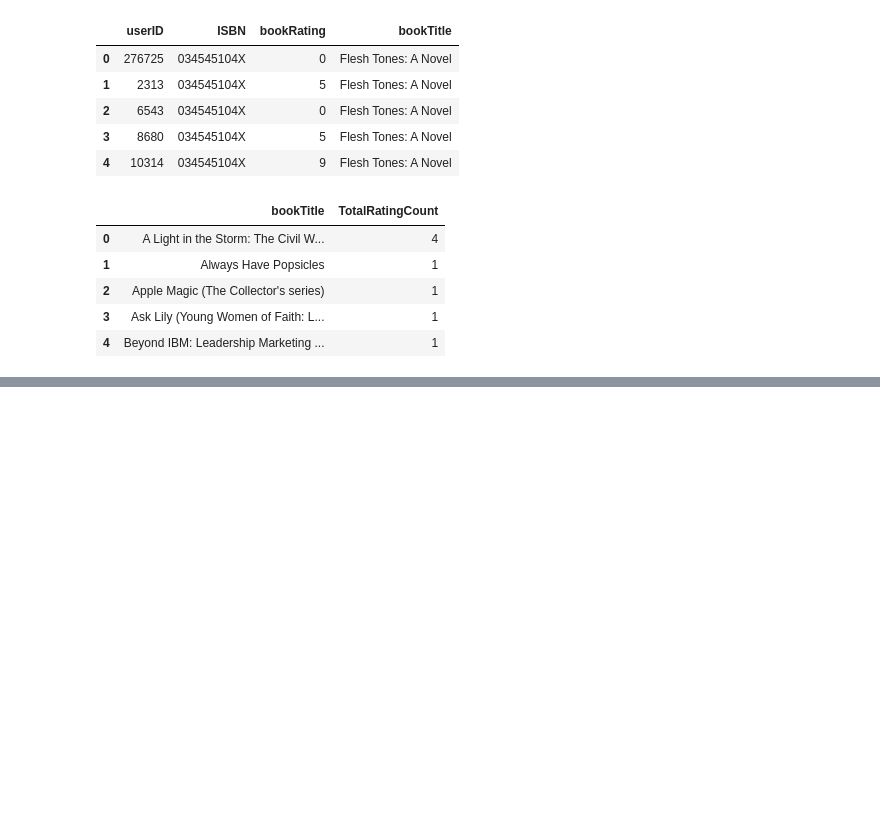
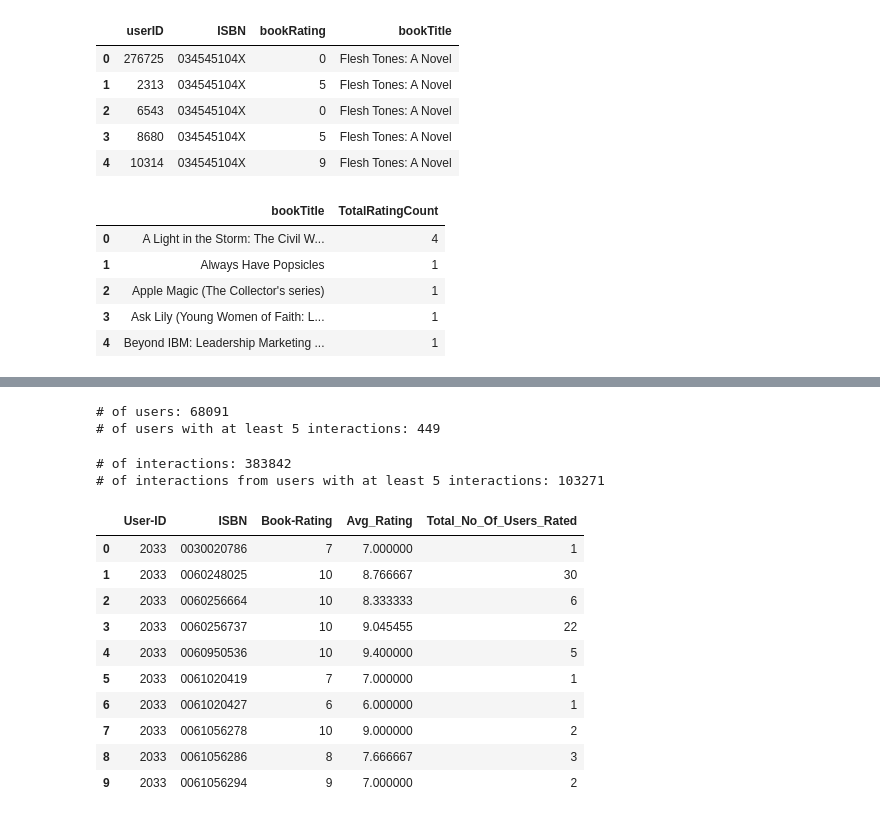
Before and after one commit to Sharath2021/Book-Recommendation-System, a Jupyter notebook: Book_Recommendation_System.ipynb, the cells around one changed output, grey strips where cells are left out. Saved outputs shown, nothing was run; the diff lists cells and outputs as text; code cells hidden in the pictures; blank space fills up the shorter version.

```diff
--- a/Book_Recommendation_System.ipynb
+++ b/Book_Recommendation_System.ipynb
@@ -805,0 +817,3 @@ book_ratingcount.head()
+# %%
+pd.set_option('display.float_format', lambda x: '%.3f' % x)
+print(book_ratingcount['TotalRatingCount'].describe())
@@ -805,0 +939,3 @@ book_ratingcount.head()
+# %%
+ratings_explicit.head()
+ratings_explicit.rename(columns={'user_id':'User-ID','isbn':'ISBN','book_rating':'Book-Rating'},inplace=True)
@@ -805,0 +951,33 @@ book_ratingcount.head()
+# %%
+users_interactions_count_df = ratings_explicit.groupby(['ISBN', 'User-ID']).size().groupby('User-ID').size()
+print('# of users: %d' % len(users_interactions_count_df))
+
+users_with_enough_interactions_df = users_interactions_count_df[users_interactions_count_df >= 100].reset_index()[['User-ID']]
+print('# of users with at least 5 interactions: %d' % len(users_with_enough_interactions_df))
+# %% [output]
+# of users: 68091
+# of users with at least 5 interactions: 449
+# %%
+print('# of interactions: %d' % len(ratings_explicit))
+interactions_from_selected_users_df = ratings_explicit.merge(users_with_enough_interactions_df,
+               how = 'right',
+               left_on = 'User-ID',
+               right_on = 'User-ID')
+print('# of interactions from users with at least 5 interactions: %d' % len(interactions_from_selected_users_df))
+# %% [output]
+# of interactions: 383842
+# of interactions from users with at least 5 interactions: 103271
+# %%
+interactions_from_selected_users_df.head(10)
+# %% [output]
+|  | User-ID | ISBN | Book-Rating | Avg_Rating | Total_No_Of_Users_Rated |
+| 0 | 2033 | 0030020786 | 7 | 7.000000 | 1 |
+| 1 | 2033 | 0060248025 | 10 | 8.766667 | 30 |
+| 2 | 2033 | 0060256664 | 10 | 8.333333 | 6 |
+| 3 | 2033 | 0060256737 | 10 | 9.045455 | 22 |
+| 4 | 2033 | 0060950536 | 10 | 9.400000 | 5 |
+| 5 | 2033 | 0061020419 | 7 | 7.000000 | 1 |
+| 6 | 2033 | 0061020427 | 6 | 6.000000 | 1 |
+| 7 | 2033 | 0061056278 | 10 | 9.000000 | 2 |
+| 8 | 2033 | 0061056286 | 8 | 7.666667 | 3 |
+| 9 | 2033 | 0061056294 | 9 | 7.000000 | 2 |
```
Also changed, not shown: parts of 58 cells of this notebook.
